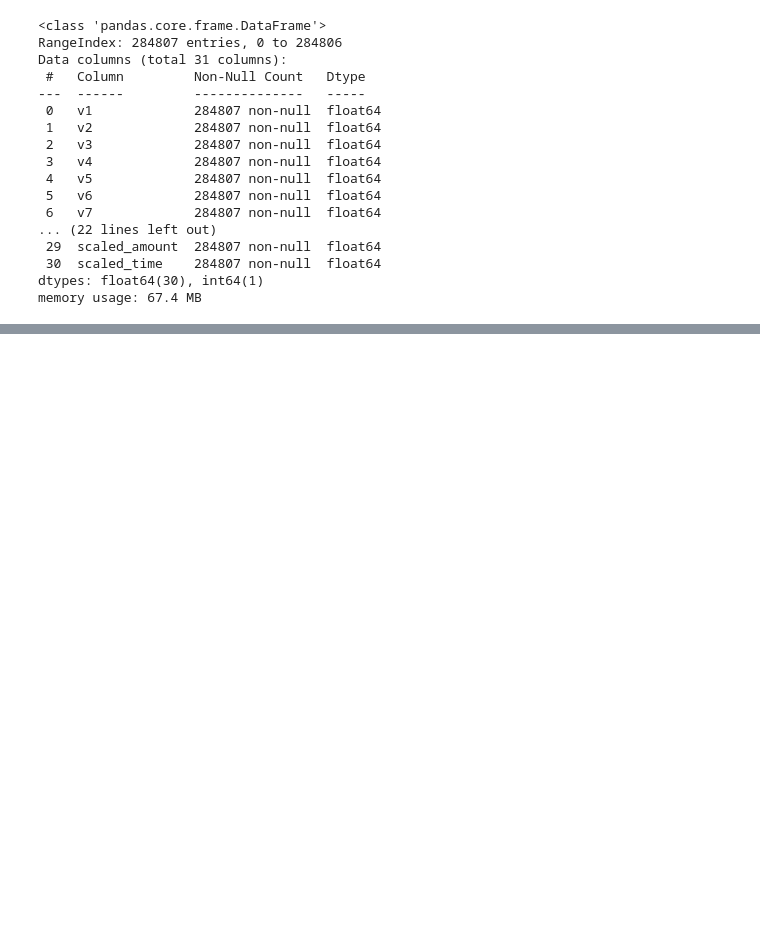
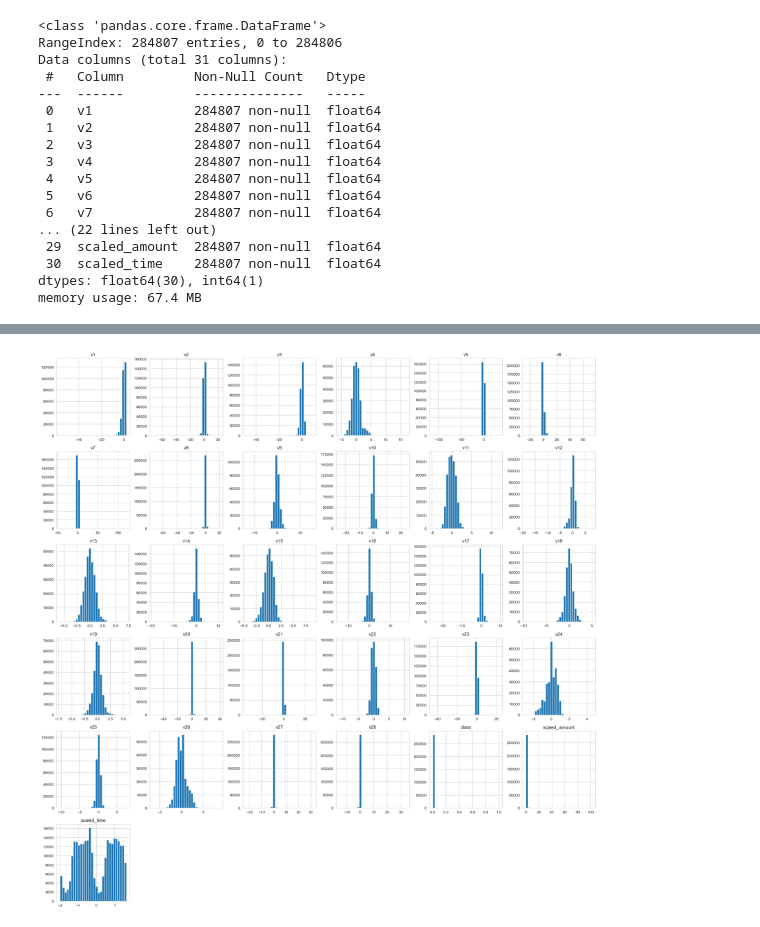
Before and after one commit to ranjanadevi1802/CreditCard-Fraud-Detection, a Jupyter notebook: CreditCard Fraud Detection.ipynb, the cells around one changed output, grey strips where cells are left out. Saved outputs shown, nothing was run; the diff lists cells and outputs as text; code cells hidden in the pictures; blank space fills up the shorter version.

```diff
--- a/CreditCard Fraud Detection.ipynb
+++ b/CreditCard Fraud Detection.ipynb
@@ -234,0 +357,6 @@ memory usage: 67.4 MB
+# %%
+df.hist(figsize=(20,20), bins=30)
+plt.tight_layout()
+plt.show()
+# %% [output]
+[figure, added]
```
Also changed, not shown: parts of 19 cells of this notebook.
